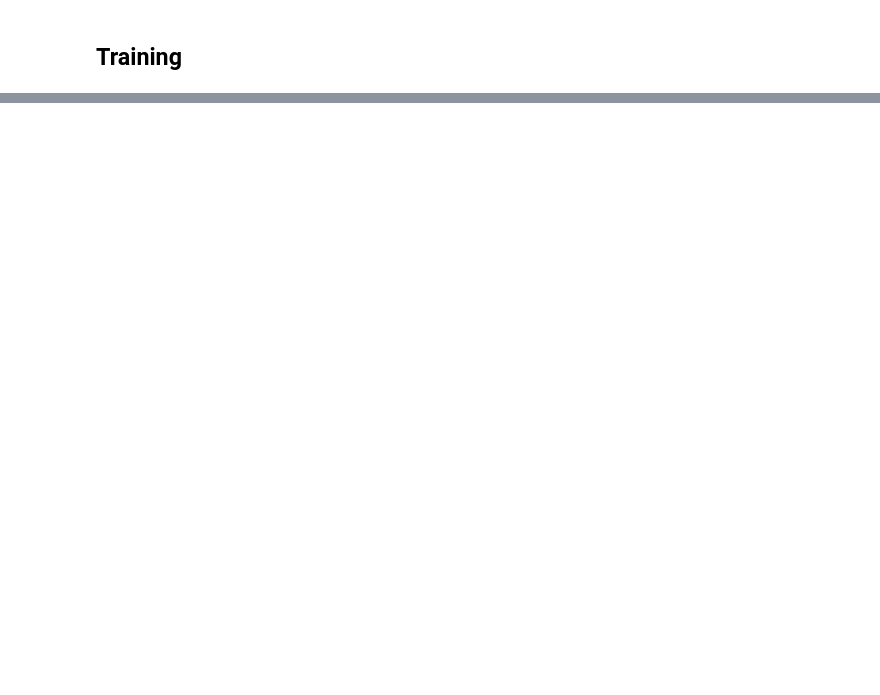
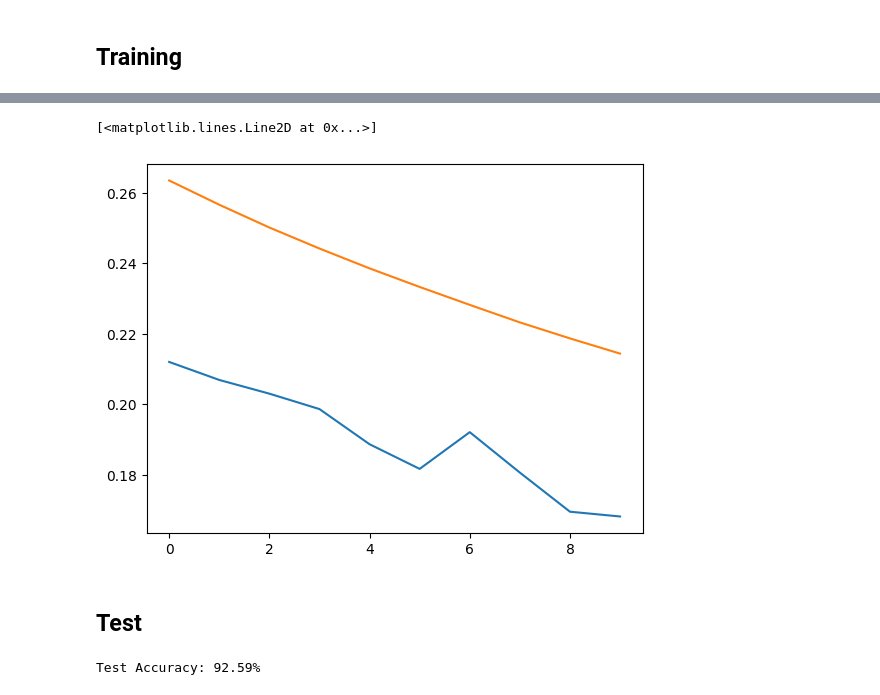
Before and after one commit to Nantakxrn007/Deep-learning, a Jupyter notebook: Pytorch/neural_net.ipynb, the cells around one changed output, grey strips where cells are left out. Cells and saved outputs as stored; diff of their text form; code cells hidden in the pictures; blank space fills up the shorter version.

Commit message:
checkpoint

```diff
--- a/Pytorch/neural_net.ipynb
+++ b/Pytorch/neural_net.ipynb
@@ -154,12 +160,12 @@ data type torch.float32
 class Neural(torch.nn.Module):
     def __init__(self,input_size,hidden_size,output_size):
         super().__init__()
-        self.fc1 = torch.nn.Linear(input_size,hidden_size)
-        self.fc2 = torch.nn.Linear(hidden_size,output_size)
+        self.fc1 = torch.nn.Linear(input_size,output_size)
+        # self.fc2 = torch.nn.Linear(hidden_size,output_size)
 
     def forward(self,x):
         x = self.fc1(x)
-        x = self.fc2(x)  #CrossEntropyLoss auto softmax
+        # x = self.fc2(x)  #CrossEntropyLoss auto softmax
         return x
 # %%
 input_size = X.shape[1]
@@ -175,5 +200,9 @@ optim = torch.optim.SGD(model.parameters(),lr=learning_rate)
 # %%
 n_epoch = 10
+train_loss_plot = []
+val_loss_plot = []
+
+
 for epoch in range(n_epoch):
 
     # ====== Training ======
@@ -205,12 +234,22 @@ for epoch in range(n_epoch):
         _, predicted = torch.max(y_predicted, 1)
         train_correct += (predicted == labels).sum().item()
         train_total += labels.size(0)
+
     train_loss /= len(train_loader)
+    train_loss_plot.append(train_loss)
     train_acc = 100 * train_correct / train_total
 
+    torch.save({
+    'epoch': epoch,
+    'model_state_dict': model.state_dict(),
+    'optimizer_state_dict': criterion.state_dict(),
+    'loss': train_loss,  # or the last loss if you prefer
+}, f'checkpoints/epoch_{epoch+1}.pth')
+    print(f"Checkpoint saved: checkpoint_epoch_{epoch+1}.pth")
 
     # ====== Validation ======
     model.eval()
+
     val_loss = 0.0
     val_correct = 0
     val_total = 0
@@ -232,7 +271,9 @@ for epoch in range(n_epoch):
             val_total += labels.size(0)
 
     val_loss /= len(val_loader)
+    val_loss_plot.append(val_loss)
     val_acc = 100 * val_correct / val_total
 
-    print(f'epoch {epoch+1} | train_loss {train_loss:.4f} train_acc {train_acc:.2f}% | val_loss: {val_loss:.4f} acc: {val_acc:.2f}%')
+    print(f'epoch {epoch+1} | train_loss {train_loss:.4f} train_acc {train_acc:.2f}% | val_loss: {val_loss:.4f} acc: {val_acc:.2f}% || gap loss {-(train_loss - val_loss):.4f}')
+    #if gap loss minus not good or val easlier than train
 # %% [output]
@@ -249,3 +300,11 @@ epoch 10 | train_loss 0.3439 train_acc 95.77% | val_loss: 0.2931 acc: 100.00%
+# %%
+plt.plot(train_loss_plot)
+plt.plot(val_loss_plot)
+# %% [output]
+[<matplotlib.lines.Line2D at 0x...>]
+[figure, added]
+# %% [markdown]
+## Test
 # %%
 model.eval()
 all_preds = []
@@ -253,10 +312,19 @@ all_labels = []
 
 with torch.no_grad():
     for inputs, labels in test_loader:
+        #setting
+        inputs = inputs.to(device)
+        labels = labels.to(device)
+
+        #forward
         outputs = model(inputs)
         _, predicted = torch.max(outputs, 1)
-        all_preds.extend(predicted.cpu().numpy())
+
+        #keep
+        all_preds.extend(predicted.cpu().numpy()) #extend using to clean [] for merge list
         all_labels.extend(labels.cpu().numpy())
 
 test_acc = accuracy_score(all_labels, all_preds)
-print(f"✅ Final Test Accuracy: {test_acc * 100:.2f}%")
+print(f"Test Accuracy: {test_acc * 100:.2f}%")
+# %% [output]
+Test Accuracy: 92.59%
```
Also changed, not shown: parts of 9 cells of this notebook.
